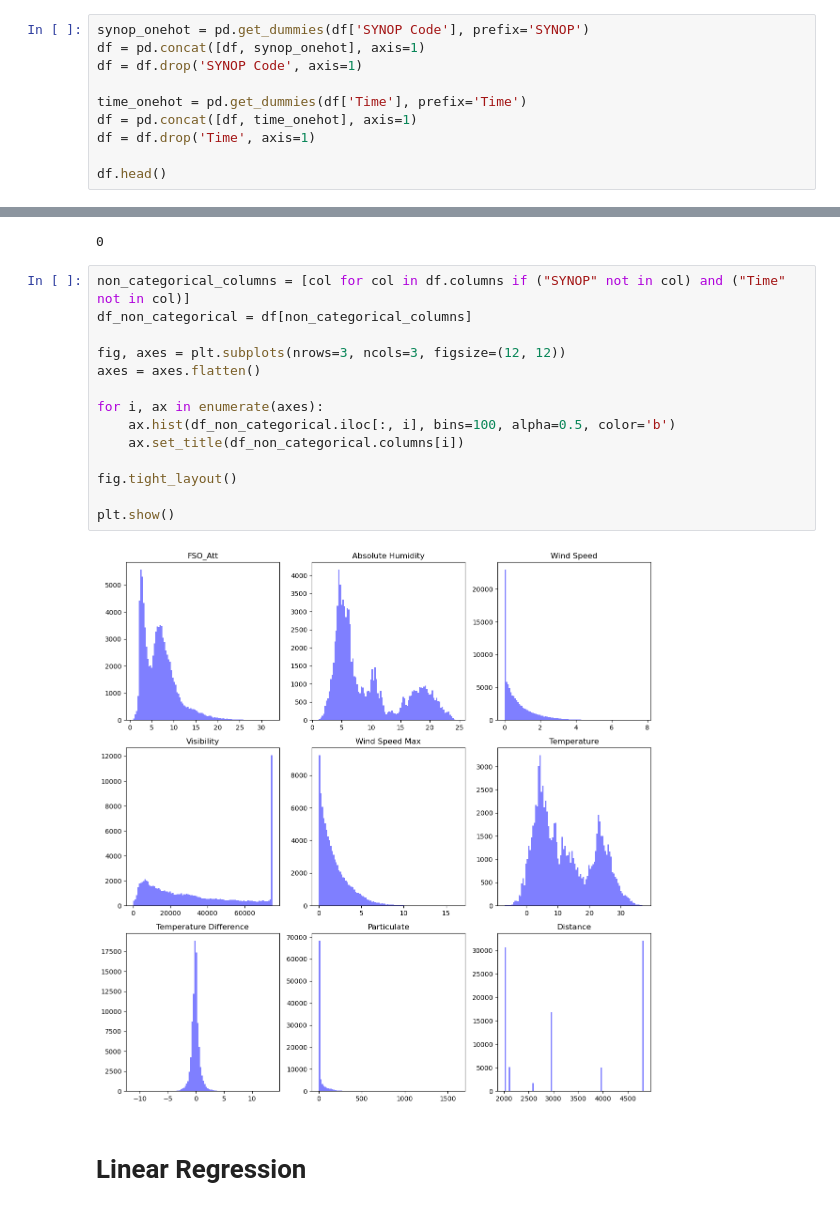
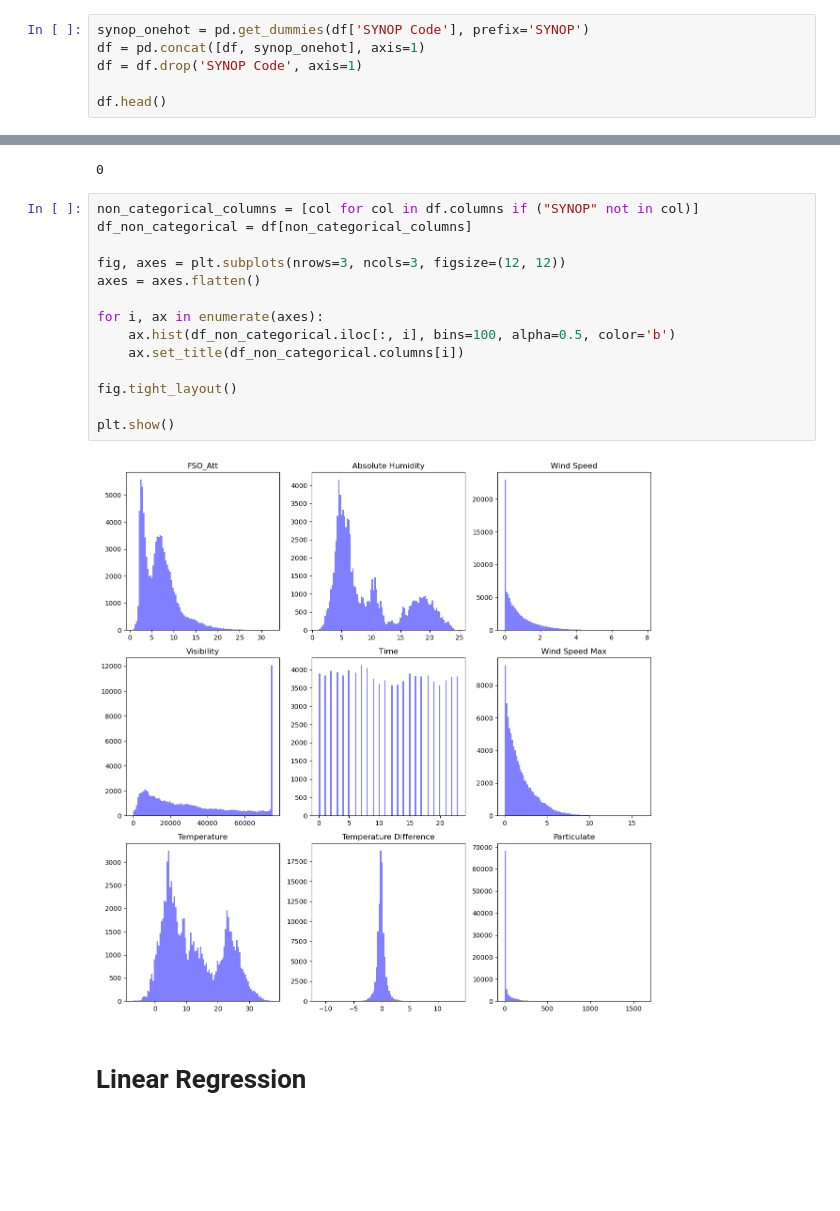
Before and after one commit to FrankAdl/RF-FSO-Project, a Jupyter notebook: project_FSO.ipynb, the cells around one changed output, grey strips where cells are left out. Saved outputs shown, nothing was run; the diff lists cells and outputs as text; blank space fills up the shorter version.

```diff
--- a/project_FSO.ipynb
+++ b/project_FSO.ipynb
@@ -32,9 +32,5 @@ synop_onehot = pd.get_dummies(df['SYNOP Code'], prefix='SYNOP')
 df = pd.concat([df, synop_onehot], axis=1)
 df = df.drop('SYNOP Code', axis=1)
 
-time_onehot = pd.get_dummies(df['Time'], prefix='Time')
-df = pd.concat([df, time_onehot], axis=1)
-df = df.drop('Time', axis=1)
-
 df.head()
 # %% [output]
@@ -70,21 +66,21 @@ df.duplicated().sum()
 # %% [output]
 0
 # %%
-non_categorical_columns = [col for col in df.columns if ("SYNOP" not in col) and ("Time" not in col)]
+non_categorical_columns = [col for col in df.columns if ("SYNOP" not in col)]
 df_non_categorical = df[non_categorical_columns]
 
 fig, axes = plt.subplots(nrows=3, ncols=3, figsize=(12, 12))
 axes = axes.flatten()
 
 for i, ax in enumerate(axes):
     ax.hist(df_non_categorical.iloc[:, i], bins=100, alpha=0.5, color='b')
     ax.set_title(df_non_categorical.columns[i])
 
 fig.tight_layout()
 
 plt.show()
 # %% [output]
-[figure, old version]
+[figure, new version]
 # %% [markdown]
 # Linear Regression
 # %%
```
Also changed, not shown: parts of 15 cells of this notebook, 1 other file.
